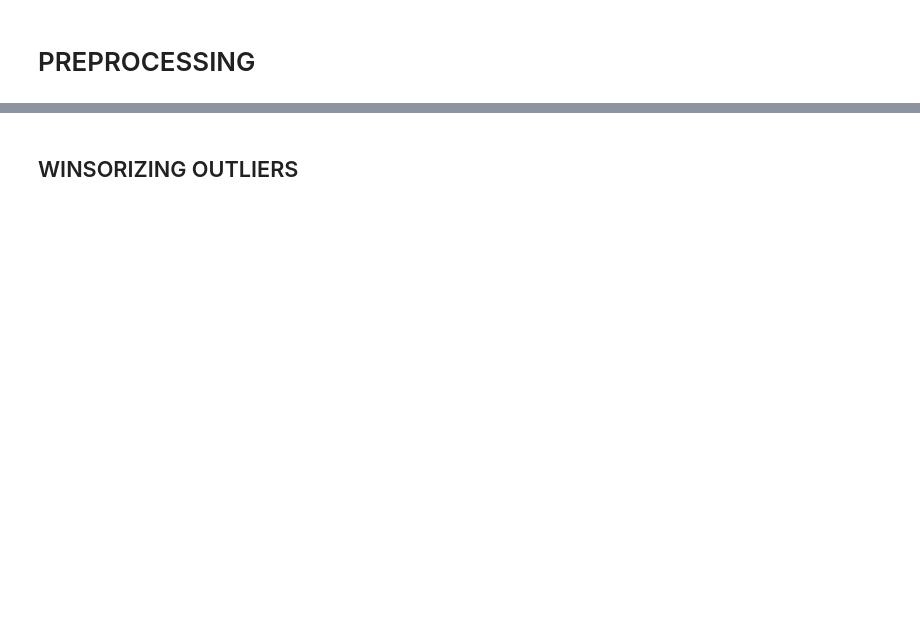
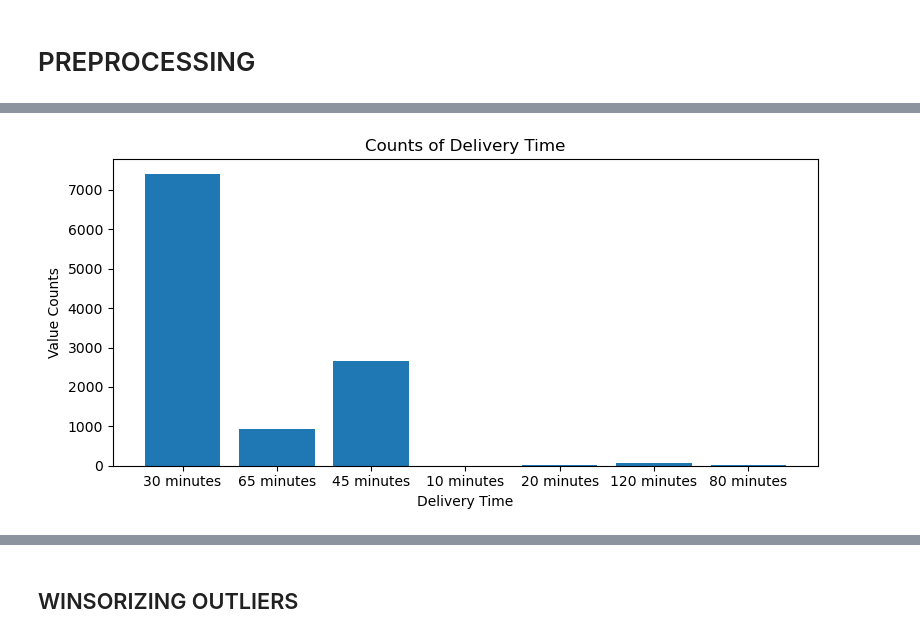
Before and after one commit to Inixius/Food-Delivery-Time---Classification, a Jupyter notebook: Food Delivery Time.ipynb, the cells around one changed output, grey strips where cells are left out. Saved outputs shown, nothing was run; the diff lists cells and outputs as text; code cells hidden in the pictures; blank space fills up the shorter version.

```diff
--- a/Food Delivery Time.ipynb
+++ b/Food Delivery Time.ipynb
@@ -58,0 +206,16 @@ train['City'] = city
+# %%
+from collections import Counter
+
+category_counts = Counter(train['Delivery_Time'])
+x = list(category_counts.keys())
+y = list(category_counts.values())
+
+plt.figure(figsize = (8, 4))
+plt.bar(x, y)
+plt.xlabel('Delivery Time')
+plt.ylabel('Value Counts')
+plt.title('Counts of Delivery Time')
+plt.tight_layout()
+plt.show()
+# %% [output]
+[figure, added]
```
Also changed, not shown: parts of 44 cells of this notebook.
